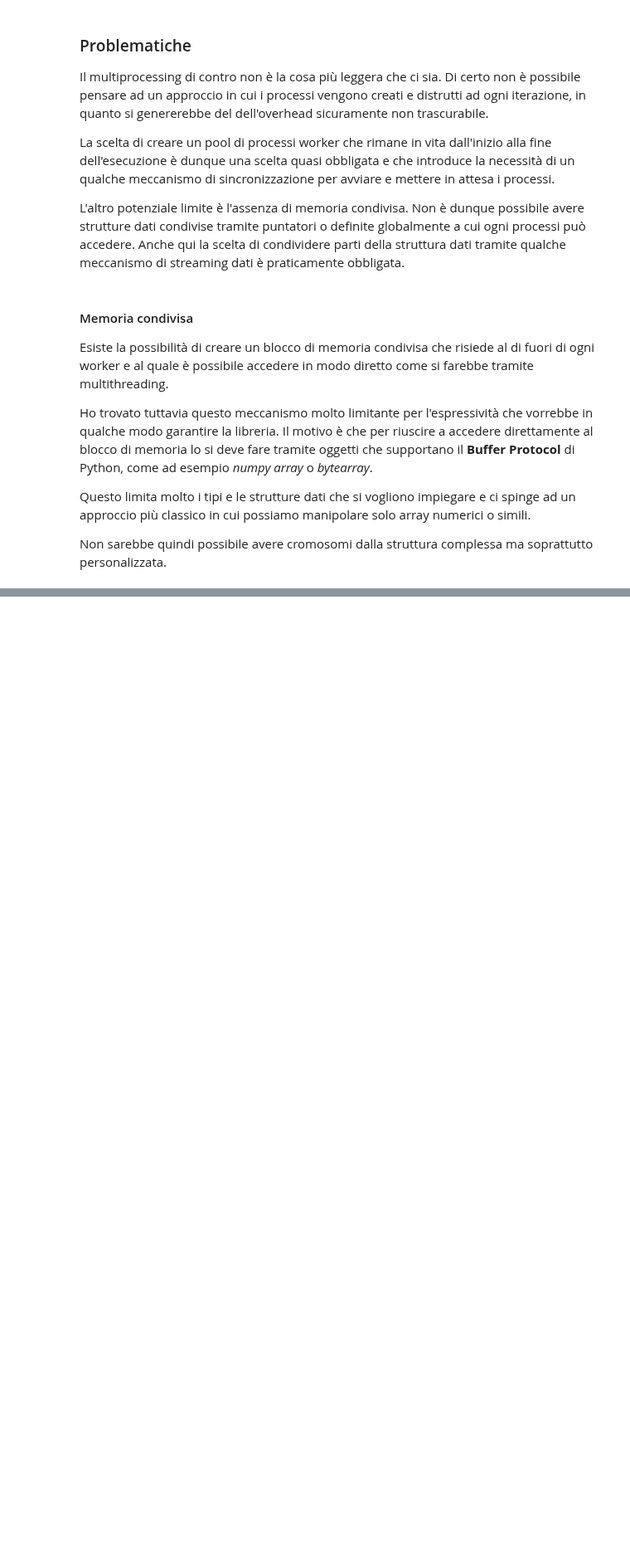
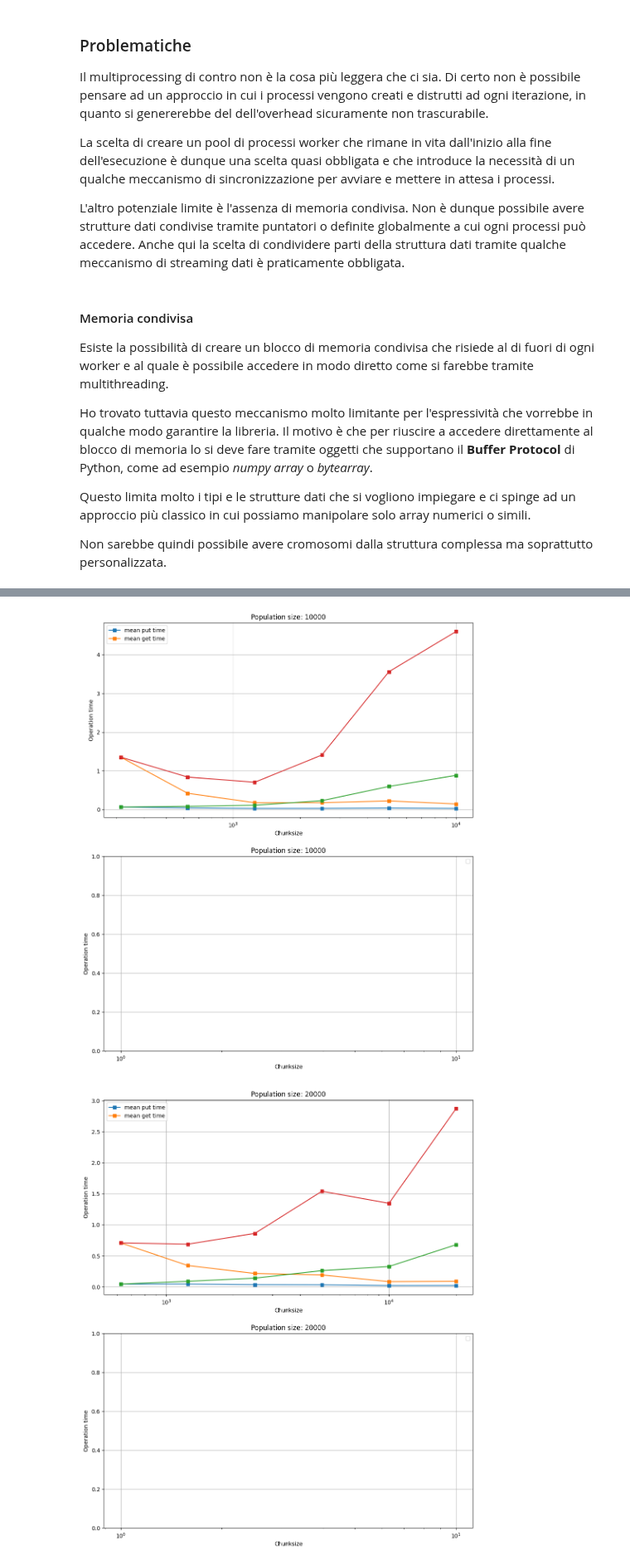
Before and after one commit to FedericoBustaffa/thesis, a Jupyter notebook: src/notebook.ipynb, the cells around one changed output, grey strips where cells are left out. Shown at 83% size. Drawn from its saved outputs; the diff is of its cells as text; code cells hidden in the pictures; blank space fills up the shorter version.

```diff
--- a/src/notebook.ipynb
+++ b/src/notebook.ipynb
@@ -167,0 +301,43 @@ frequente rimane comunque quello medio.
+# %%
+import matplotlib.pyplot as plt
+
+
+def plot_chunk(size: int):
+    df = chunk_df[chunk_df["size"] == size]
+    chunksizes = df["chunksize"].unique()
+    mean_put = df.groupby("chunksize").mean()["put time (ms)"]
+    mean_get = df.groupby("chunksize").mean()["get time (ms)"]
+
+    tot_put = df.groupby("chunksize").sum()["put time (ms)"]
+    tot_get = df.groupby("chunksize").sum()["get time (ms)"]
+
+    fig, axes = plt.subplots(2, 1, figsize=(12, 14))
+
+    axes[0].set_title(f"Population size: {size}")
+    axes[0].set_xlabel("Chunksize")
+    axes[0].set_ylabel("Operation time")
+    axes[0].set_xscale("log")
+
+    axes[0].plot(chunksizes, mean_put, label=f"mean put time", marker="s")
+    axes[0].plot(chunksizes, mean_get, label=f"mean get time", marker="s")
+
+    axes[0].legend()
+    axes[0].grid()
+
+    axes[1].set_title(f"Population size: {size}")
+    axes[1].set_xlabel("Chunksize")
+    axes[1].set_ylabel("Operation time")
+    axes[1].set_xscale("log")
+
+    axes[0].plot(chunksizes, tot_put, label=f"total put time", marker="s")
+    axes[0].plot(chunksizes, tot_get, label=f"total get time", marker="s")
+
+    axes[1].legend()
+    axes[1].grid()
+# %%
+plot_chunk(10000)
+plot_chunk(20000)
+plot_chunk(50000)
+# %% [output]
+[figure, added]
+[figure, added]
```
Also changed, not shown: parts of 20 cells of this notebook, 1 other file.
